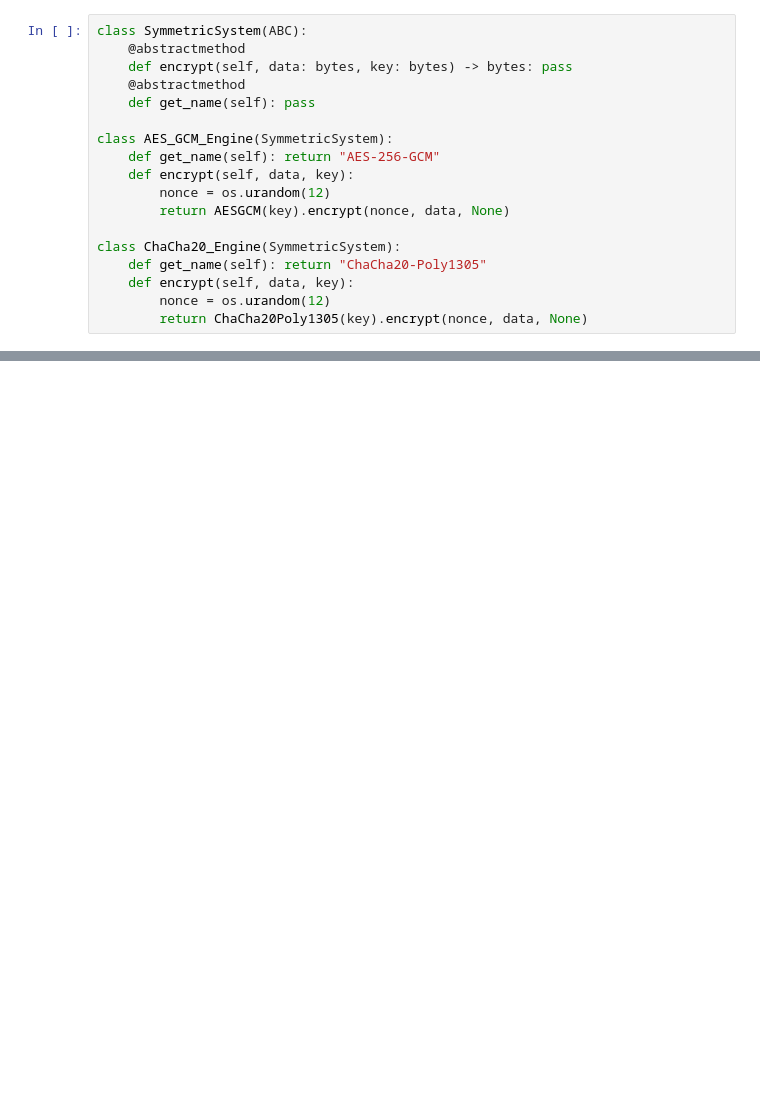
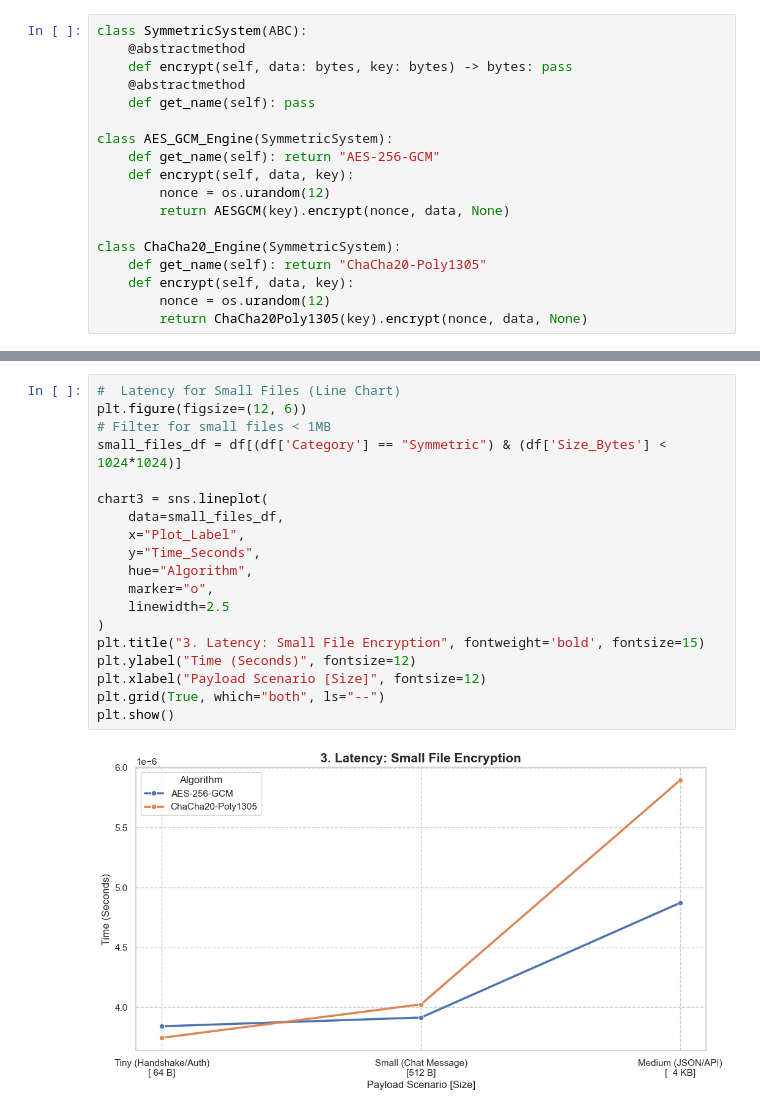
Before and after one commit to Luke-MT/Network-and-Information-Systems-Security-Project, a Jupyter notebook: Cyber.ipynb, the cells around one changed output, grey strips where cells are left out. Saved outputs shown, nothing was run; the diff lists cells and outputs as text; blank space fills up the shorter version.

```diff
--- a/Cyber.ipynb
+++ b/Cyber.ipynb
@@ -231 +233,22 @@ Testing Payload: Tiny (Handshake/Auth)...
+# %%
+#  Latency for Small Files (Line Chart)
+plt.figure(figsize=(12, 6))
+# Filter for small files < 1MB
+small_files_df = df[(df['Category'] == "Symmetric") & (df['Size_Bytes'] < 1024*1024)]
+
+chart3 = sns.lineplot(
+    data=small_files_df,
+    x="Plot_Label",
+    y="Time_Seconds",
+    hue="Algorithm",
+    marker="o",
+    linewidth=2.5
+)
+plt.title("3. Latency: Small File Encryption", fontweight='bold', fontsize=15)
+plt.ylabel("Time (Seconds)", fontsize=12)
+plt.xlabel("Payload Scenario [Size]", fontsize=12)
+plt.grid(True, which="both", ls="--")
+plt.show()
+# %% [output]
+[figure, added]
 # %%
```
Also changed, not shown: parts of 9 cells of this notebook.
